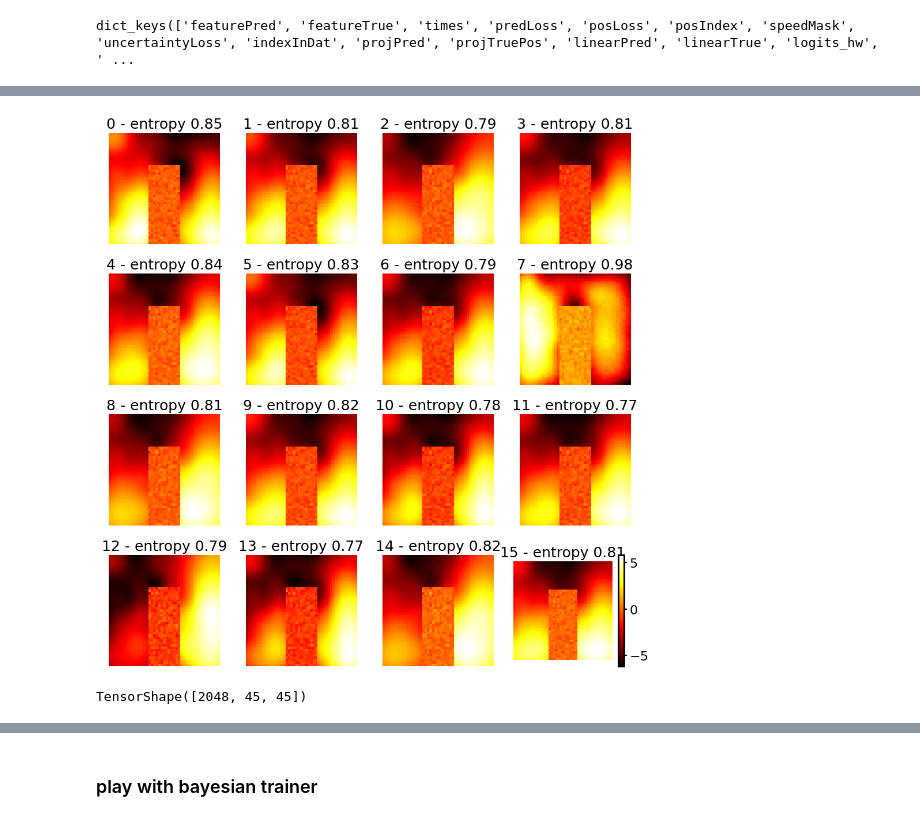
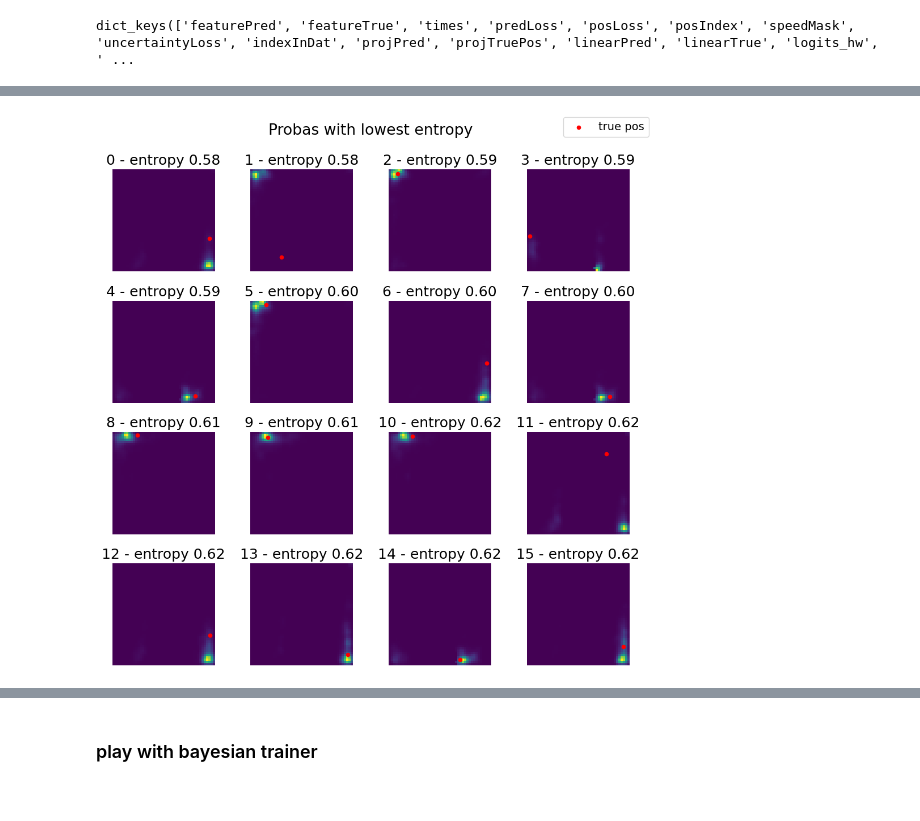
Before and after one commit to MobsLab/neuroEncoders, a Jupyter notebook: notebooks/NotebookKarimSingleMouse.ipynb, the cells around one changed output, grey strips where cells are left out. Saved outputs shown, nothing was run; the diff lists cells and outputs as text; code cells hidden in the pictures.

```diff
--- a/notebooks/NotebookKarimSingleMouse.ipynb
+++ b/notebooks/NotebookKarimSingleMouse.ipynb
@@ -31,11 +14,13 @@ nameExp = "current_LogLoss_Transformer_Dense_Transformer"
 nameExp_Transformer = "current_LogLoss_Transformer_Dense_Transformer"
 nameExp_LSTM = "current_LogLoss_Transformer_Dense_LSTM"
 
-nameExp = "new_GaussianHeatMap_LinearLoss_Dense_Transformer"
+nameExp = "smallSigma_GaussianHeatMap_LinearLoss_Transformer"
+nameExp_Bayes = "current_LogLoss_Transformer_Dense_Transformer"
+
 #nameExp = "projected_LinearLoss_Dense_Transformer"
 # %%
 jsonPath = None
-windowSizeMS = [108,]
+windowSizeMS = [108]
 mode = "ann"
 target = "pos"
 phase = "pre"
@@ -87,7 +84,7 @@ Windows: 108
 # %%
 import dill as pickle
 # %%
-with open("/home/mickey/Documents/Theotime/DimaERC2/neuroencoders_1021/_work/M1199_PAG/new_GaussianHeatMap_LinearLoss_Dense_Transformer/results/108/decoding_results_pre.pkl", "rb") as f:
+with open(os.path.join(Mouse_Results.folderResult, "108", "decoding_results_pre.pkl"), "rb") as f:
     decoding_results = pickle.load(f)
 # %%
 decoding_results.keys()
@@ -178,0 +195,21 @@ Target - allowed mass: 1.000000
+# %%
+predLoss = decoding_results["predLoss"].reshape(-1)
+
+num_subplots = 16
+# get 10 smallest predloss
+predLoss_sorted_indices = np.argsort(predLoss)[-num_subplots:].flatten()
+
+# plot the first 16 imshow of logits_hw
+fig, axs = plt.subplots(4, 4, figsize=(10, 10))
+for i in range(num_subplots):
+    ax = axs[i // 4, i % 4]
+    ax.imshow(probs[predLoss_sorted_indices[i], :, :], origin='lower', vmin=0, extent = (0,1,0,1), label = "scaled proba")
+    ax.scatter(truePos[predLoss_sorted_indices[i],0], truePos[predLoss_sorted_indices[i],1], c='r', s=20, label = "true pos")
+    ax.set_title(f'{i} - predLoss {predLoss[predLoss_sorted_indices[i]]:.2f}')
+    ax.axis('off')
+fig.suptitle("Probas with highest predLoss - not good!")
+handles, labels = ax.get_legend_handles_labels()
+fig.legend(handles, labels, loc='upper right')
+
+plt.tight_layout()
+plt.show()
@@ -179,13 +218,21 @@ Target - allowed mass: 1.000000
 # %%
+num_subplots = 16
+# get 10 smallest entropy
+entropy_sorted_indices = tf.argsort(entropy_hw)[:num_subplots].numpy()
+
 # plot the first 16 imshow of logits_hw
 fig, axs = plt.subplots(4, 4, figsize=(10, 10))
-for i in range(16):
+for i in range(num_subplots):
     ax = axs[i // 4, i % 4]
-    youhou = ax.imshow(logits_hw[i, :, :], cmap='hot', origin='lower')
-    ax.set_title(f'{i} - entropy {entropy_hw.numpy()[i]:.2f}')
+    ax.imshow(probs[entropy_sorted_indices[i], :, :], origin='lower', vmin=0, extent = (0,1,0,1), label = "scaled proba")
+    ax.scatter(truePos[entropy_sorted_indices[i],0], truePos[entropy_sorted_indices[i],1], c='r', s=20, label = "true pos")
+    ax.set_title(f'{i} - entropy {entropy_hw[entropy_sorted_indices[i]]:.2f}')
     ax.axis('off')
-plt.colorbar(youhou)
+fig.suptitle("Probas with lowest entropy")
+handles, labels = ax.get_legend_handles_labels()
+fig.legend(handles, labels, loc='upper right')
+
 plt.tight_layout()
 plt.show()
 # %% [output]
-[figure, old version]
+[figure, new version]
@@ -194,4 +238,0 @@ import tensorflow as tf
-# %%
-target_hw.shape
-# %% [output]
-TensorShape([2048, 45, 45])
```
Also changed, not shown: parts of 56 cells of this notebook, 1 other file.
